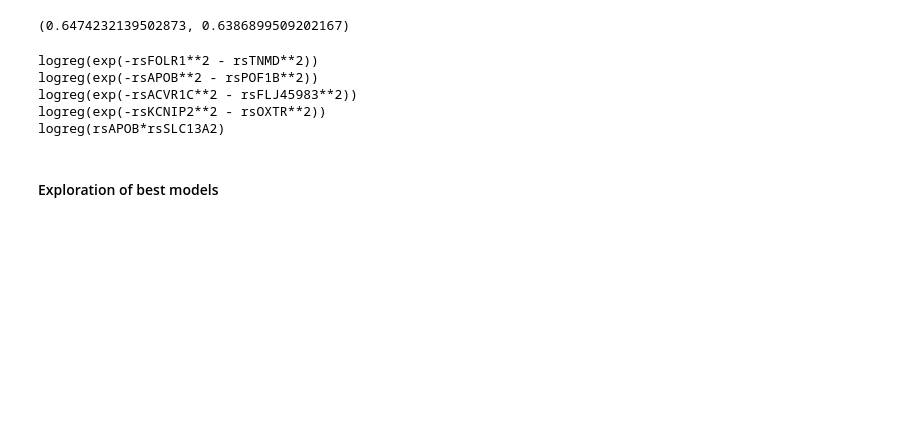
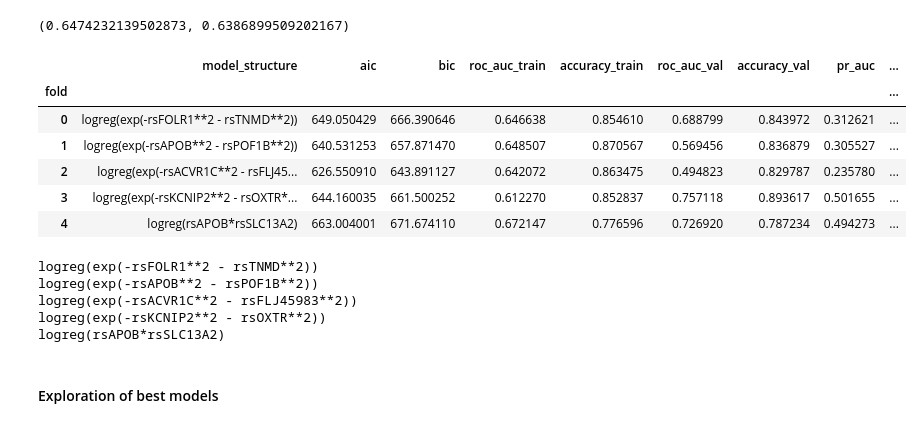
Before and after one commit to abzu-ai/QLattice-clinical-omics, a Jupyter notebook: notebooks/bc_case_multi.ipynb, the cells around one changed output. Cells and saved outputs as stored; diff of their text form; code cells hidden in the pictures; blank space fills up the shorter version.

Commit message:
results dataframe printed

```diff
--- a/notebooks/bc_case_multi.ipynb
+++ b/notebooks/bc_case_multi.ipynb
@@ -39,6 +39,16 @@ results = crossvalidation_as_framework(data,
 results.groupby("fold").first().roc_auc_val.mean(), results.roc_auc_val.mean()
 # %% [output]
 (0.6474232139502873, 0.6386899509202167)
+# %%
+results.groupby("fold").first()
+# %% [output]
+|  | model_structure | aic | bic | roc_auc_train | accuracy_train | roc_auc_val | accuracy_val | pr_auc | ... |
+| fold |  |  |  |  |  |  |  |  | ... |
+| 0 | logreg(exp(-rsFOLR1**2 - rsTNMD**2)) | 649.050429 | 666.390646 | 0.646638 | 0.854610 | 0.688799 | 0.843972 | 0.312621 | ... |
+| 1 | logreg(exp(-rsAPOB**2 - rsPOF1B**2)) | 640.531253 | 657.871470 | 0.648507 | 0.870567 | 0.569456 | 0.836879 | 0.305527 | ... |
+| 2 | logreg(exp(-rsACVR1C**2 - rsFLJ45... | 626.550910 | 643.891127 | 0.642072 | 0.863475 | 0.494823 | 0.829787 | 0.235780 | ... |
+| 3 | logreg(exp(-rsKCNIP2**2 - rsOXTR*... | 644.160035 | 661.500252 | 0.612270 | 0.852837 | 0.757118 | 0.893617 | 0.501655 | ... |
+| 4 | logreg(rsAPOB*rsSLC13A2) | 663.004001 | 671.674110 | 0.672147 | 0.776596 | 0.726920 | 0.787234 | 0.494273 | ... |
 # %%
 for model in results.groupby("fold").first().model_structure:
     print(model)
```
Also changed, not shown: parts of 2 cells of this notebook.
